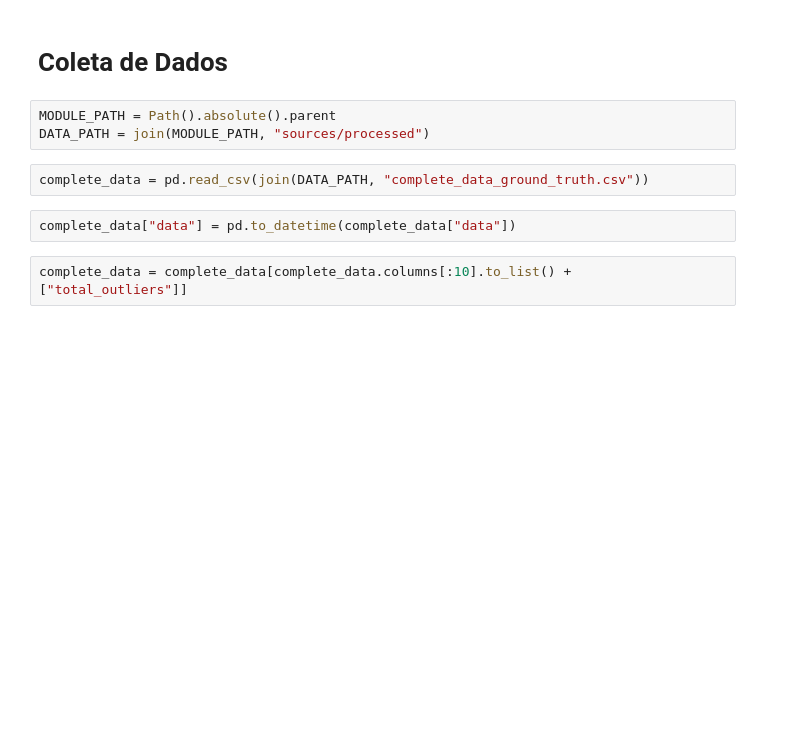
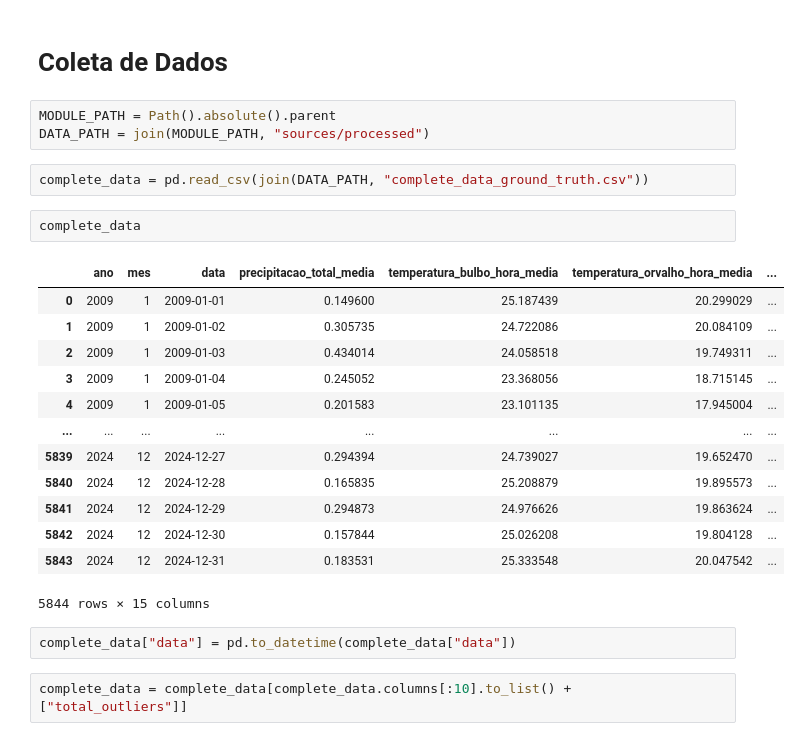
Before and after one commit to AlexandreSaback/tcc_anomaly_detection, a Jupyter notebook: explorations/AD_04_FineTuning.ipynb, the cells around one changed output. Drawn from its saved outputs; the diff is of its cells as text; blank space fills up the shorter version.

```diff
--- a/explorations/AD_04_FineTuning.ipynb
+++ b/explorations/AD_04_FineTuning.ipynb
@@ -45,6 +45,22 @@ MODULE_PATH = Path().absolute().parent
 DATA_PATH = join(MODULE_PATH, "sources/processed")
 # %%
 complete_data = pd.read_csv(join(DATA_PATH, "complete_data_ground_truth.csv"))
+# %%
+complete_data
+# %% [output]
+|  | ano | mes | data | precipitacao_total_media | temperatura_bulbo_hora_media | temperatura_orvalho_hora_media | ... |
+| 0 | 2009 | 1 | 2009-01-01 | 0.149600 | 25.187439 | 20.299029 | ... |
+| 1 | 2009 | 1 | 2009-01-02 | 0.305735 | 24.722086 | 20.084109 | ... |
+| 2 | 2009 | 1 | 2009-01-03 | 0.434014 | 24.058518 | 19.749311 | ... |
+| 3 | 2009 | 1 | 2009-01-04 | 0.245052 | 23.368056 | 18.715145 | ... |
+| 4 | 2009 | 1 | 2009-01-05 | 0.201583 | 23.101135 | 17.945004 | ... |
+| ... | ... | ... | ... | ... | ... | ... | ... |
+| 5839 | 2024 | 12 | 2024-12-27 | 0.294394 | 24.739027 | 19.652470 | ... |
+| 5840 | 2024 | 12 | 2024-12-28 | 0.165835 | 25.208879 | 19.895573 | ... |
+| 5841 | 2024 | 12 | 2024-12-29 | 0.294873 | 24.976626 | 19.863624 | ... |
+| 5842 | 2024 | 12 | 2024-12-30 | 0.157844 | 25.026208 | 19.804128 | ... |
+| 5843 | 2024 | 12 | 2024-12-31 | 0.183531 | 25.333548 | 20.047542 | ... |
+5844 rows × 15 columns
 # %%
 complete_data["data"] = pd.to_datetime(complete_data["data"])
 # %%
```
Also changed, not shown: parts of 6 cells of this notebook, 1 other file.
